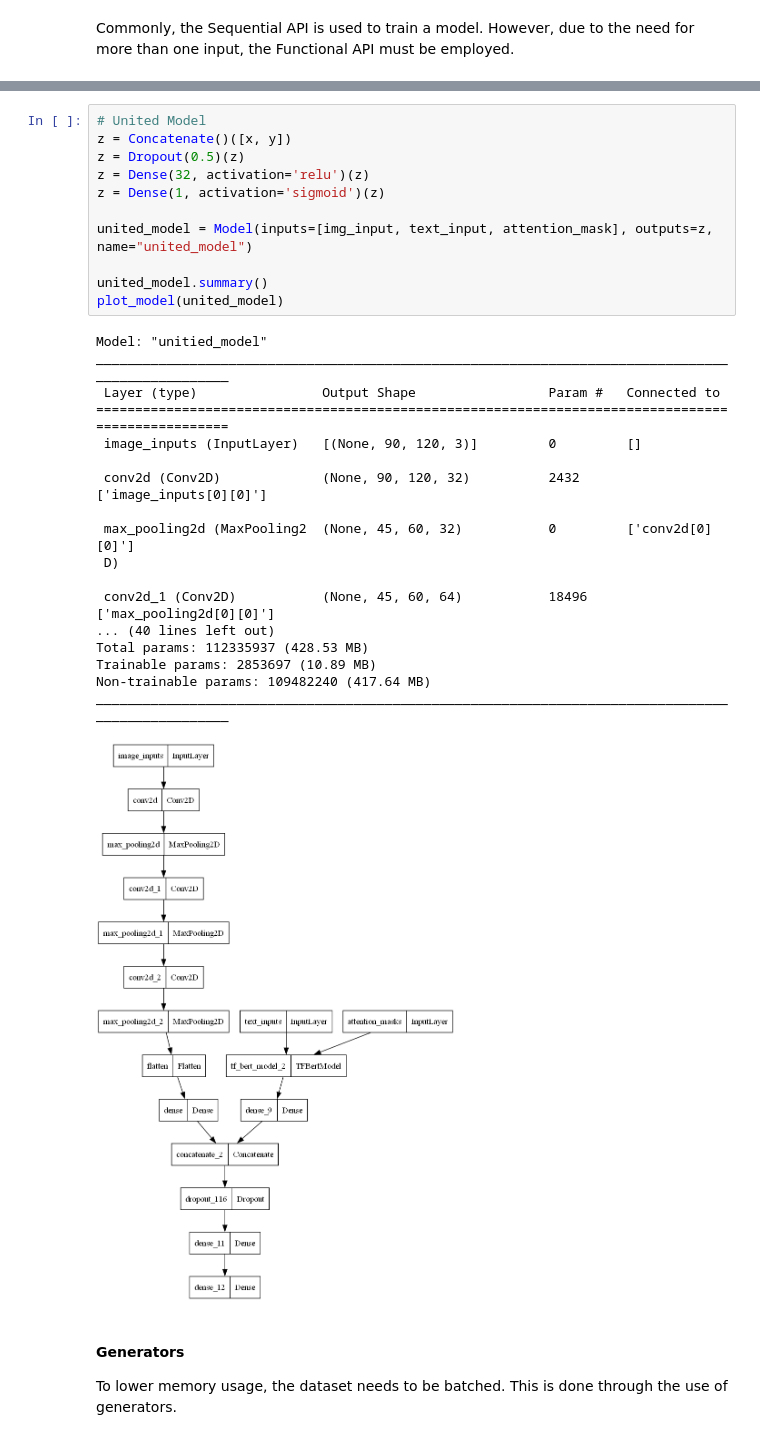
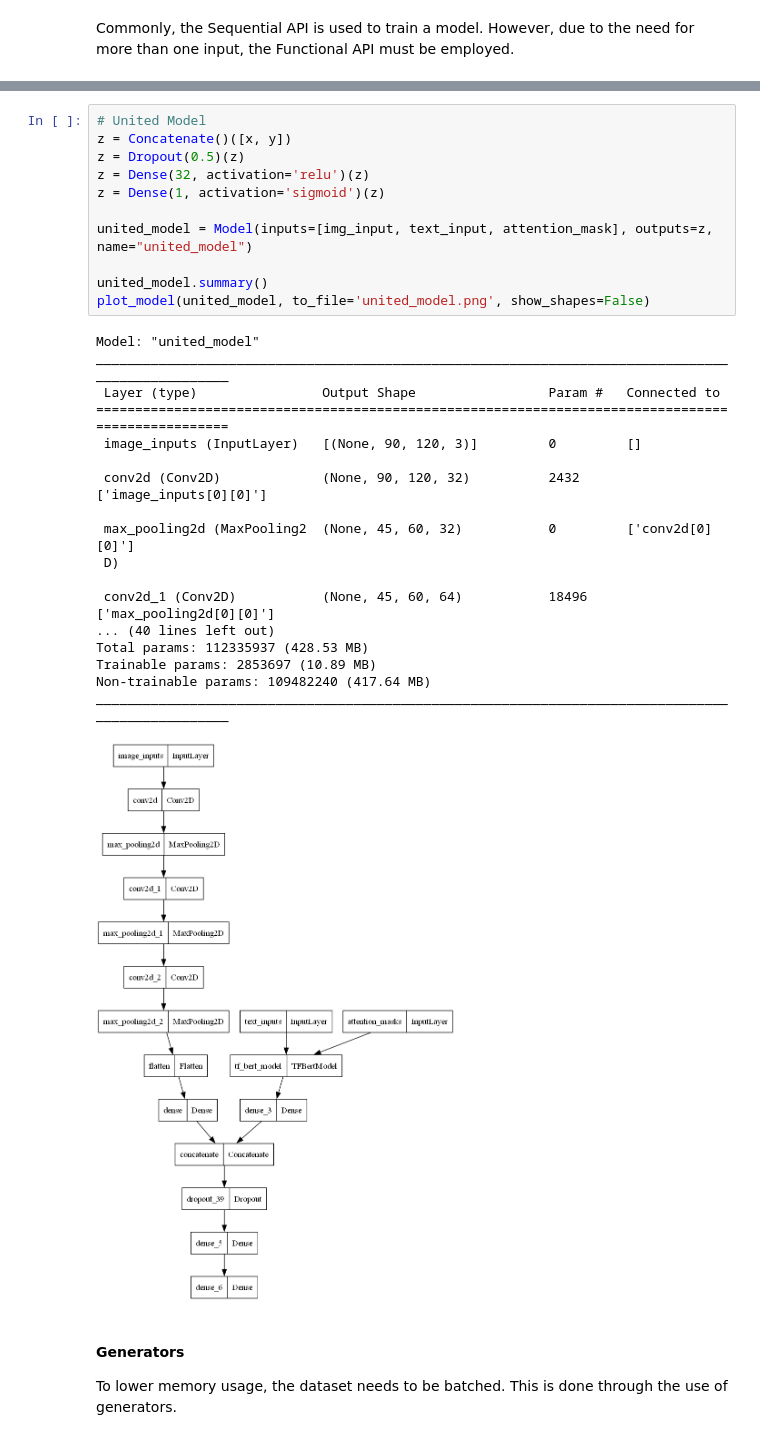
Before and after one commit to CydiaBoss/YT-ML, a Jupyter notebook: model.ipynb, the cells around one changed output, grey strips where cells are left out. Drawn from its saved outputs; the diff is of its cells as text.

```diff
--- a/model.ipynb
+++ b/model.ipynb
@@ -472,33 +477,33 @@ ________________________________________________________________________________
 # %%
 # United Model
 z = Concatenate()([x, y])
 z = Dropout(0.5)(z)
 z = Dense(32, activation='relu')(z)
 z = Dense(1, activation='sigmoid')(z)
 
 united_model = Model(inputs=[img_input, text_input, attention_mask], outputs=z, name="united_model")
 
 united_model.summary()
-plot_model(united_model)
+plot_model(united_model, to_file='united_model.png', show_shapes=False)
 # %% [output]
-Model: "unitied_model"
+Model: "united_model"
 __________________________________________________________________________________________________
  Layer (type)                Output Shape                 Param #   Connected to
 ==================================================================================================
  image_inputs (InputLayer)   [(None, 90, 120, 3)]         0         []
 
  conv2d (Conv2D)             (None, 90, 120, 32)          2432      ['image_inputs[0][0]']
 
  max_pooling2d (MaxPooling2  (None, 45, 60, 32)           0         ['conv2d[0][0]']
  D)
 
  conv2d_1 (Conv2D)           (None, 45, 60, 64)           18496     ['max_pooling2d[0][0]']
 ... (40 lines left out)
 Total params: 112335937 (428.53 MB)
 Trainable params: 2853697 (10.89 MB)
 Non-trainable params: 109482240 (417.64 MB)
 __________________________________________________________________________________________________
-[figure, old version]
+[figure, new version]
 # %% [markdown]
 #### Generators
 To lower memory usage, the dataset needs to be batched. This is done through the use of generators.
```
Also changed, not shown: parts of 7 cells of this notebook, 2 other files.
